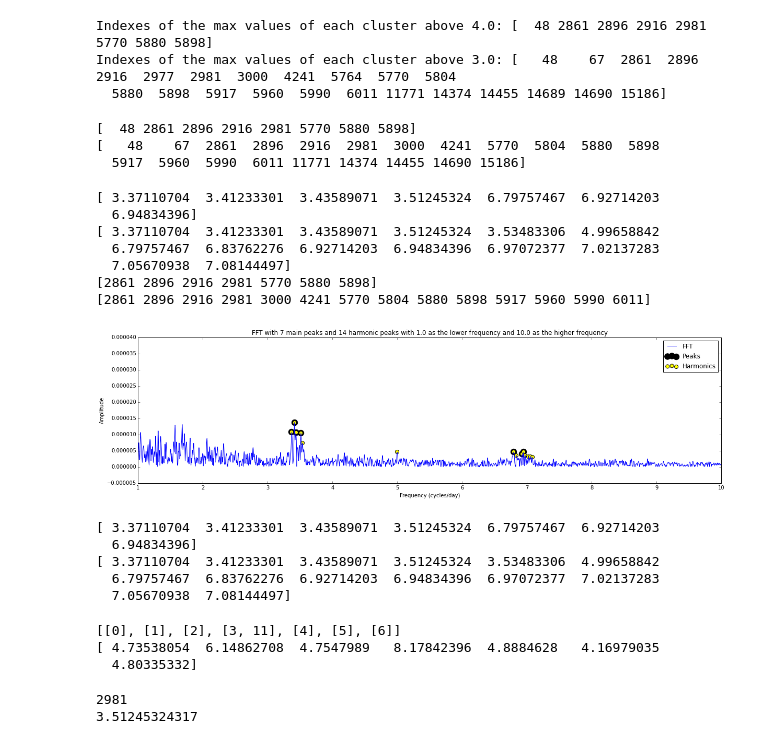
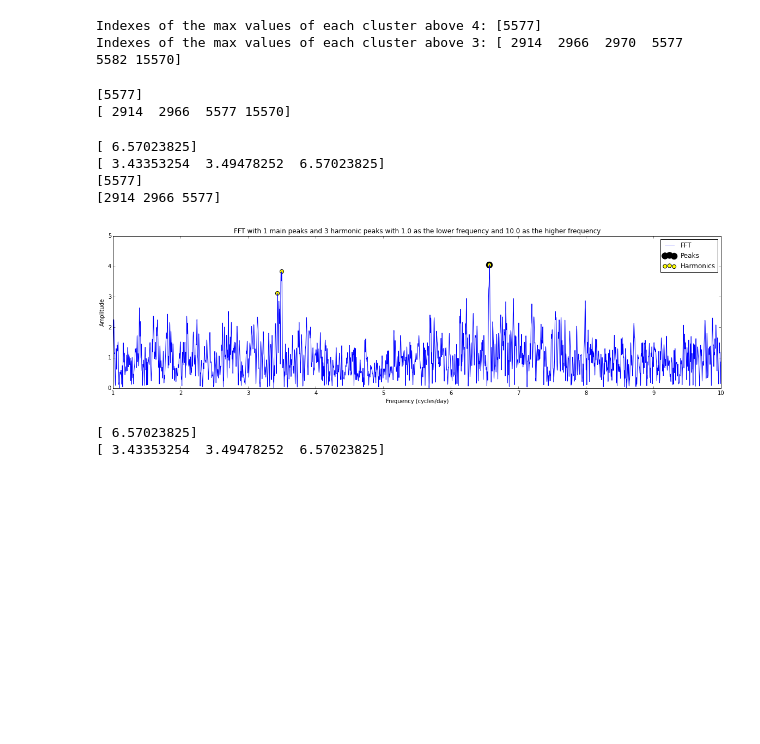
Before and after one commit to dianadianadiana/FFT, a Jupyter notebook: Data/fft.ipynb, the cells around one changed output. Drawn from its saved outputs; the diff is of its cells as text; code cells hidden in the pictures; blank space fills up the shorter version.

```diff
--- a/Data/fft.ipynb
+++ b/Data/fft.ipynb
@@ -34,7 +34,7 @@ filename_arr = ['201124933', '201127583', '201140274', '201143076', '201149315',
 # for filename in filename_arr:
 #     print("LCfluxesepic" + str(filename) + "star00.txt")
 
-chosenfile = "LCfluxesepic" + str(filename_arr[14]) + "star00.txt"
+chosenfile = "LCfluxesepic" + str(filename_arr[15]) + "star00.txt"
 print(chosenfile)
 data = np.loadtxt(chosenfile)
 # %% [output]
@@ -248,7 +239,7 @@ def poly_maker(x, y, func, poly = 1):
         i += 1
     return znew
 # %%
-z = poly_maker(freq, power, freq, poly = 4)
+z = poly_maker(freq, power, freq, poly = 8)
 plt.plot(freq*constant, power, 'b')
 plt.plot(freq*constant, z, 'g', linewidth = 5.0)
 plt.title("FFT fit")
@@ -302,5 +289,5 @@ plt.show()
 # %%
-peak_constraint, harmonics_constraint = 4.0, 3.0
+peak_constraint, harmonics_constraint = 4, 3
 val_indexes = constraint_index_finder(peak_constraint, freq, power_rel) #peaks
 val_indexes1 = constraint_index_finder(harmonics_constraint, freq, power_rel) #harmonics
 print(val_indexes)
@@ -371,9 +346,8 @@ print("Indexes of the max values of each cluster above " +
 print("Indexes of the max values of each cluster above "+
       str(harmonics_constraint) + ": " + str(harmonics_indexes))
 # %% [output]
-Indexes of the max values of each cluster above 4.0: [  48 2861 2896 2916 2981 5770 5880 5898]
-Indexes of the max values of each cluster above 3.0: [   48    67  2861  2896  2916  2977  2981  3000  4241  5764  5770  5804
-  5880  5898  5917  5960  5990  6011 11771 14374 14455 14689 14690 15186]
+Indexes of the max values of each cluster above 4: [5577]
+Indexes of the max values of each cluster above 3: [ 2914  2966  2970  5577  5582 15570]
 # %%
 def peak_verifier(index_arr, arr1, arr2, n, peak_width):
     """
@@ -410,7 +384,7 @@ def peak_verifier(index_arr, arr1, arr2, n, peak_width):
             curr_maxpow = np.amax(arr2[curr_lower:curr_upper])
             next_maxpow = np.amax(arr2[next_lower:next_upper])
 
-            if power[curr_index] == curr_maxpow:
+            if arr2[curr_index] == curr_maxpow:
                 delete_arr.append(k+1)
             else:
                 delete_arr.append(k)
@@ -423,9 +397,8 @@ harmonics_indexes = peak_verifier(harmonics_indexes, freq*constant, power_rel, n
 print(peak_indexes)
 print(harmonics_indexes)
 # %% [output]
-[  48 2861 2896 2916 2981 5770 5880 5898]
-[   48    67  2861  2896  2916  2981  3000  4241  5770  5804  5880  5898
-  5917  5960  5990  6011 11771 14374 14455 14690 15186]
+[5577]
+[ 2914  2966  5577 15570]
 # %%
 def limit_applier(arr, lower_limit = 1.0, upper_limit = 10.0):
     """
@@ -459,45 +432,40 @@ print(freq[harmonics_indexes]*constant)
 print(peak_indexes)
 print(harmonics_indexes)
 # %% [output]
-[ 3.37110704  3.41233301  3.43589071  3.51245324  6.79757467  6.92714203
-  6.94834396]
-[ 3.37110704  3.41233301  3.43589071  3.51245324  3.53483306  4.99658842
-  6.79757467  6.83762276  6.92714203  6.94834396  6.97072377  7.02137283
-  7.05670938  7.08144497]
-[2861 2896 2916 2981 5770 5880 5898]
-[2861 2896 2916 2981 3000 4241 5770 5804 5880 5898 5917 5960 5990 6011]
+[ 6.57023825]
+[ 3.43353254  3.49478252  6.57023825]
+[5577]
+[2914 2966 5577]
 # %%
 # now we want to delete the peak values that are not the absolute maxima within the cluster
 # and we just want to keep the absolute maxima
 
 delete_arr =  [i for i in val_indexes if (i not in peak_indexes)]
 freq_delete = np.delete(freq, delete_arr)
-power_delete = np.delete(power, delete_arr)
+power_delete = np.delete(power_rel, delete_arr)
 
 fig1 = plt.figure(figsize=(20,5))
 
-plt.plot(freq_delete*freq_fact*conv_hr_day, power_delete, 'b', linewidth = 1)
+plt.plot(freq_delete*constant, power_delete, 'b', linewidth = 1)
 
-plt.scatter(freq[peak_indexes]*constant, power[peak_indexes], c='black',s=130)
-plt.scatter(freq[harmonics_indexes]*constant, power[harmonics_indexes], c='yellow',s=50)
+plt.scatter(freq[peak_indexes]*constant, power_rel[peak_indexes], c='black',s=130)
+plt.scatter(freq[harmonics_indexes]*constant, power_rel[harmonics_indexes], c='yellow',s=50)
 plt.legend({'FFT','Harmonics','Peaks'})
 
 plt.title("FFT with " + str(len(peak_indexes)) +" main peaks and "
           + str(len(harmonics_indexes)) + " harmonic peaks with "
           + str(lower_freq) + " as the lower frequency and "
           + str(upper_freq) + " as the higher frequency")
 plt.xlabel("Frequency (cycles/day)")
 plt.ylabel("Amplitude")
 plt.xlim([lower_freq, upper_freq])
-# plt.xlim([1,3])
+plt.ylim(bottom = 0)
+# plt.xlim([3,4])
 plt.show()
 
 print(freq[peak_indexes] * constant)
 print(freq[harmonics_indexes]*constant)
 # %% [output]
-[figure, old version]
+[figure, new version]
-[ 3.37110704  3.41233301  3.43589071  3.51245324  6.79757467  6.92714203
-  6.94834396]
-[ 3.37110704  3.41233301  3.43589071  3.51245324  3.53483306  4.99658842
-  6.79757467  6.83762276  6.92714203  6.94834396  6.97072377  7.02137283
-  7.05670938  7.08144497]
+[ 6.57023825]
+[ 3.43353254  3.49478252  6.57023825]
@@ -543,29 +471,0 @@ while i < len(peak_indexes): #iterate through all the "main" peaks (higher than
-# %%
-print(potential_arr)
-
-rel_power_sums = np.empty(0)
-for elem in potential_arr:
-    total =  power_rel[peak_indexes[elem[0]]]
-    i = 1
-    while i < len(elem):
-        total += power_rel[harmonics_indexes[elem[i]]]
-        i+=1
-    rel_power_sums = np.append(rel_power_sums, total)
-print(rel_power_sums)
-# %% [output]
-[[0], [1], [2], [3, 11], [4], [5], [6]]
-[ 4.73538054  6.14862708  4.7547989   8.17842396  4.8884628   4.16979035
-  4.80335332]
-# %%
-relevant_index = peak_indexes[np.argmax(rel_power_sums)]
-relevant_freq = freq[relevant_index]*constant
-# print(relevant_freq)
-#**remember** constant = freq_fact*conv_hr_day
-# print(freq[peak_indexes]*constant)
-# print(freq[harmonics_indexes]*constant)
-
-print(relevant_index)
-print(relevant_freq)
-# %% [output]
-2981
-3.51245324317
```
Also changed, not shown: parts of 19 cells of this notebook.
